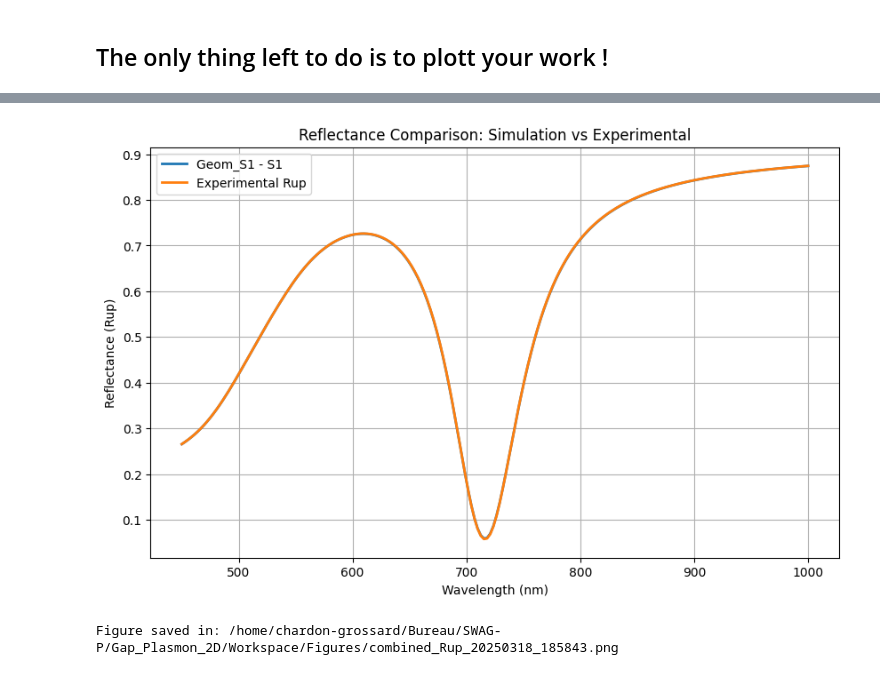
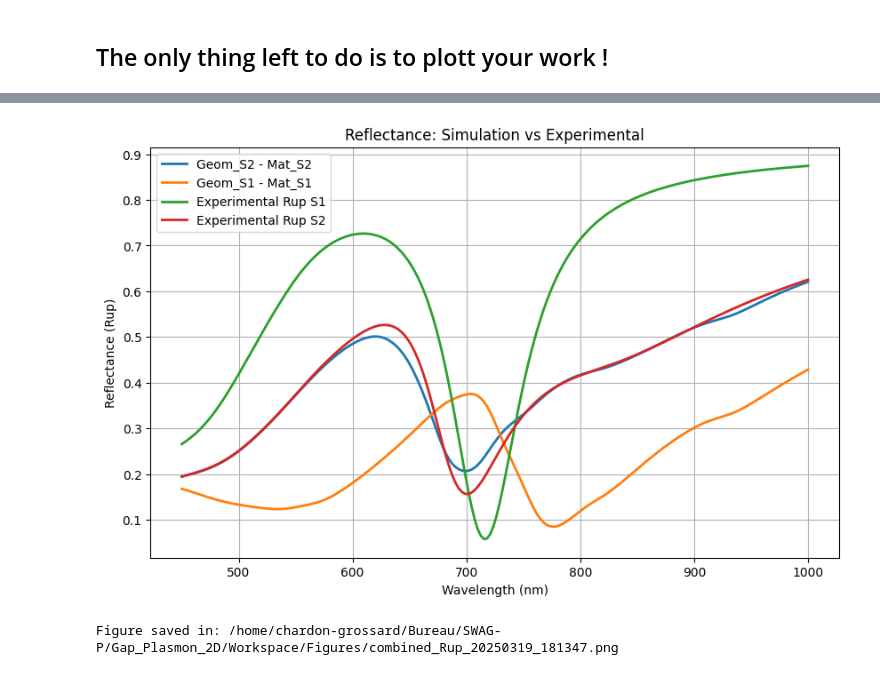
Before and after one commit to Marchombre/SWAG-P, a Jupyter notebook: Gap_Plasmon_2D/Workspace/notebooks/SWAG_Sim_V0_1.ipynb, the cells around one changed output, grey strips where cells are left out. Saved outputs shown, nothing was run; the diff lists cells and outputs as text; code cells hidden in the pictures.

```diff
--- a/Gap_Plasmon_2D/Workspace/notebooks/SWAG_Sim_V0_1.ipynb
+++ b/Gap_Plasmon_2D/Workspace/notebooks/SWAG_Sim_V0_1.ipynb
@@ -122,12 +124,14 @@ Figure sauvegardée dans : /home/chardon-grossard/Bureau/SWAG-P/Gap_Plasmon_2D/W
 # %%
 from plot_combined_Rup_vs_exp import plot_combined_Rup_vs_exp
 
-sim_summary_file = os.path.join(summary_dir, "simulation_summary_Ag_1.45**2_Au_ITO.txt")
+sim_summary_file = os.path.join(summary_dir, "simulation_summary_Silver_1.45**2_Aluminium_Gold_1.50**2.txt")
 exp_file = os.path.join(summary_dir, "Data_structure1.txt")
-plot_combined_Rup_vs_exp(sim_summary_file, exp_file)
+exp_file2 = os.path.join(summary_dir, "Data_structure2.txt")
+
+plot_combined_Rup_vs_exp(sim_summary_file, exp_file, exp_file2)
 # %% [output]
-[figure, old version]
+[figure, new version]
-Figure saved in: /home/chardon-grossard/Bureau/SWAG-P/Gap_Plasmon_2D/Workspace/Figures/combined_Rup_20250318_185843.png
+Figure saved in: /home/chardon-grossard/Bureau/SWAG-P/Gap_Plasmon_2D/Workspace/Figures/combined_Rup_20250319_181347.png
 # %%
 import pandas as pd
 import matplotlib.pyplot as plt
```
Also changed, not shown: parts of 3 cells of this notebook, 37 other files.
